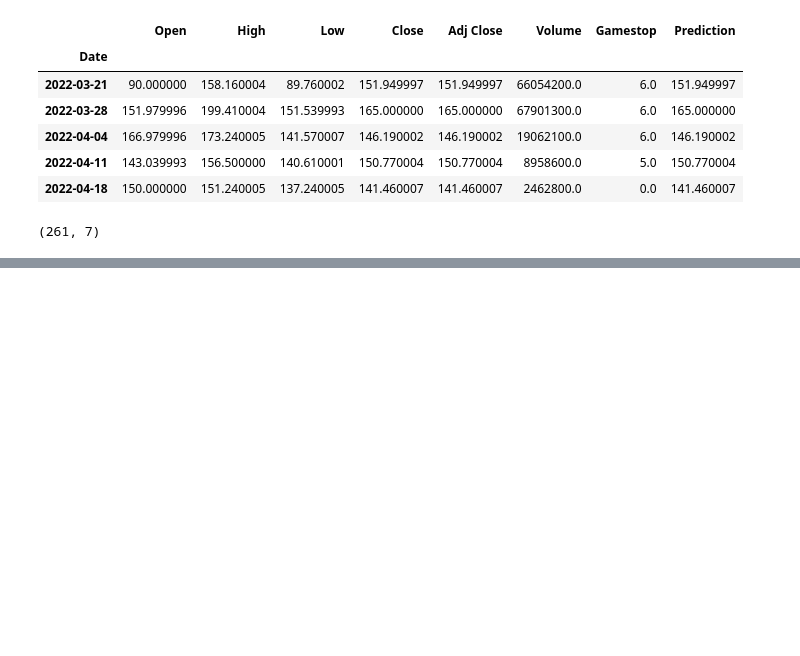
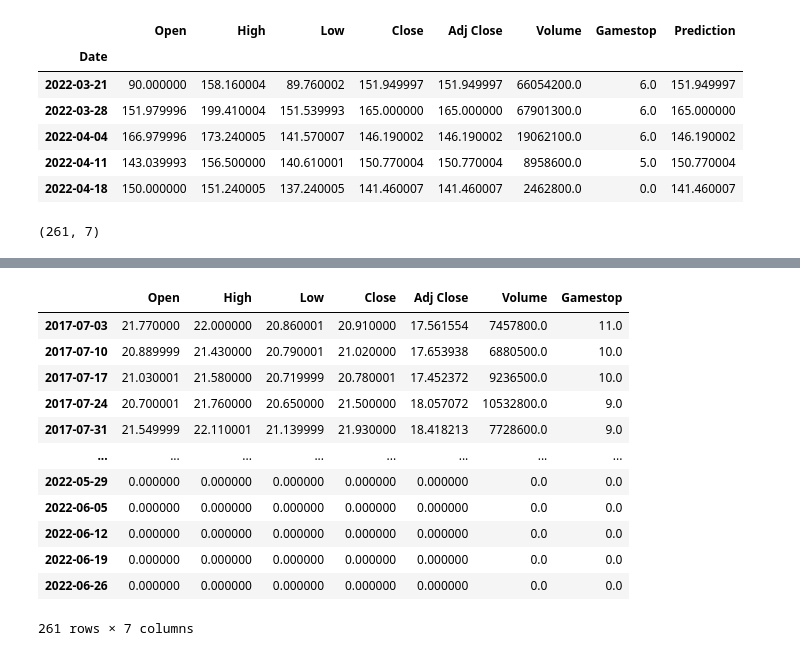
Before and after one commit to VidarSnjor/LV, a Jupyter notebook: Lokaverkefni.ipynb, the cells around one changed output, grey strips where cells are left out. Drawn from its saved outputs; the diff is of its cells as text; code cells hidden in the pictures; blank space fills up the shorter version.

```diff
--- a/Lokaverkefni.ipynb
+++ b/Lokaverkefni.ipynb
@@ -384,3 +321,20 @@ df_framtid
 | 2022-06-19 | 0.000000 | 0.000000 | 0.000000 | 0.000000 | 0.000000 | 0.0 | 0.0 |
 | 2022-06-26 | 0.000000 | 0.000000 | 0.000000 | 0.000000 | 0.000000 | 0.0 | 0.0 |
 271 rows × 7 columns
+# %%
+df_framtid = df_framtid.tail(len(df_framtid)-10)
+df_framtid
+# %% [output]
+|  | Open | High | Low | Close | Adj Close | Volume | Gamestop |
+| 2017-07-03 | 21.770000 | 22.000000 | 20.860001 | 20.910000 | 17.561554 | 7457800.0 | 11.0 |
+| 2017-07-10 | 20.889999 | 21.430000 | 20.790001 | 21.020000 | 17.653938 | 6880500.0 | 10.0 |
+| 2017-07-17 | 21.030001 | 21.580000 | 20.719999 | 20.780001 | 17.452372 | 9236500.0 | 10.0 |
+| 2017-07-24 | 20.700001 | 21.760000 | 20.650000 | 21.500000 | 18.057072 | 10532800.0 | 9.0 |
+| 2017-07-31 | 21.549999 | 22.110001 | 21.139999 | 21.930000 | 18.418213 | 7728600.0 | 9.0 |
+| ... | ... | ... | ... | ... | ... | ... | ... |
+| 2022-05-29 | 0.000000 | 0.000000 | 0.000000 | 0.000000 | 0.000000 | 0.0 | 0.0 |
+| 2022-06-05 | 0.000000 | 0.000000 | 0.000000 | 0.000000 | 0.000000 | 0.0 | 0.0 |
+| 2022-06-12 | 0.000000 | 0.000000 | 0.000000 | 0.000000 | 0.000000 | 0.0 | 0.0 |
+| 2022-06-19 | 0.000000 | 0.000000 | 0.000000 | 0.000000 | 0.000000 | 0.0 | 0.0 |
+| 2022-06-26 | 0.000000 | 0.000000 | 0.000000 | 0.000000 | 0.000000 | 0.0 | 0.0 |
+261 rows × 7 columns
```
Also changed, not shown: parts of 21 cells of this notebook.
